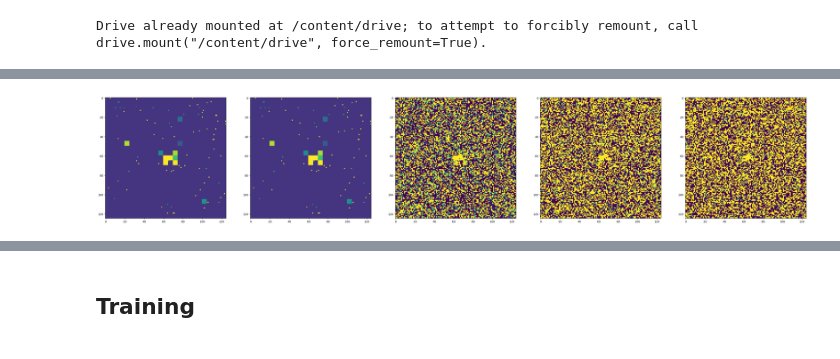
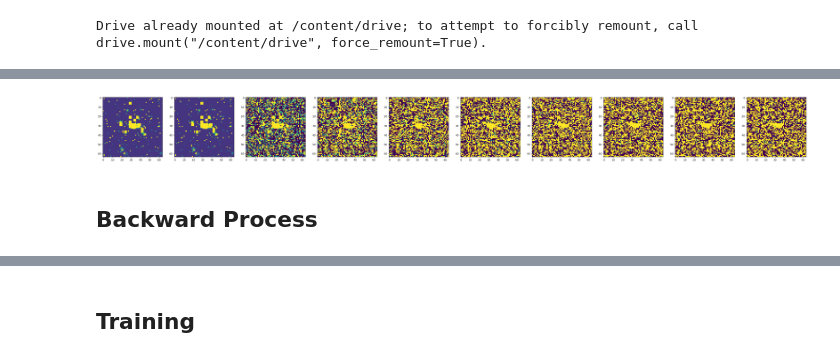
Before and after one commit to Akshit17/Diffusion-model-for-Quark-Gluon-Jet-images, a Jupyter notebook: Diffusion_reconstruction_(Specific_Task_2).ipynb, the cells around one changed output, grey strips where cells are left out. Cells and saved outputs as stored; diff of their text form; code cells hidden in the pictures.

```diff
--- a/Diffusion_reconstruction_(Specific_Task_2).ipynb
+++ b/Diffusion_reconstruction_(Specific_Task_2).ipynb
@@ -26,7 +33,7 @@ data_path = "/content/drive/MyDrive/quark-gluon_data-set_n139306.hdf5"  # Replac
 
 with h5py.File(data_path, 'r') as f:
     print(f"Keys: {list(f.keys())}")
-    X_jets = f['X_jets'][0:500]                   #To work with only a subset of all images due to computational limit
+    X_jets = f['X_jets'][0:6400]                   #To work with only a subset of all images due to computational limit
     print(f"X_jets shape: {X_jets.shape}")         # Consists of image data
     # m0 = f["m0"]
     # pt = f["pt"]
@@ -42,10 +48,0 @@ X_jets shape: (500, 125, 125, 3)
-# %%
-def show_tensor_image(image):
-    reverse_transforms = transforms.Compose([
-        transforms.ToPILImage(),
-    ])
-
-    # Take first image of batch
-    if len(image.shape) == 4:
-        image = image[0, :, :, :]
-    plt.imshow(reverse_transforms(image.squeeze()))
@@ -161,27 +157,19 @@ WARNING:matplotlib.image:Clipping input data to the valid range for imshow with
 # %%
-# def linear_beta_schedule(timesteps, start=0.0001, end=0.02):
-def linear_beta_schedule(timesteps, start=0.00000001, end=0.000002):
+def linear_beta_schedule(timesteps, start=0.00000001, end=0.000002):   #start and end need to be carefully chosen
     return torch.linspace(start, end, timesteps)
 
-def get_index_from_list(vals, t, x_shape):
-    """
-    Returns a specific index t of a passed list of values vals
-    while considering the batch dimension.
-    """
+def get_index_from_list(vals, t, x_shape):    # Returns a specific index t of a passed list of values vals while considering the batch dimension.
     batch_size = t.shape[0]
     out = vals.gather(-1, t.cpu())
     return out.reshape(batch_size, *((1,) * (len(x_shape) - 1))).to(t.device)
 
-def forward_diffusion_sample(x_0, t, device="cpu"):
-    """
-    Takes an image and a timestep as input and
-    returns the noisy version of it
-    """
+def forward_diffusion_sample(x_0, t, device="cpu"):   #Take image and timestep and returns noisy version of the image
     noise = torch.randn_like(x_0)
     sqrt_alphas_cumprod_t = get_index_from_list(sqrt_alphas_cumprod, t, x_0.shape)
     sqrt_one_minus_alphas_cumprod_t = get_index_from_list(
         sqrt_one_minus_alphas_cumprod, t, x_0.shape
     )
+
     # mean + variance
     return sqrt_alphas_cumprod_t.to(device) * x_0.to(device) \
     + sqrt_one_minus_alphas_cumprod_t.to(device) * noise.to(device), noise.to(device)
@@ -404,7 +238,7 @@ def show_tensor_image(image):
 # %%
 plt.figure(figsize=(55,55))
 plt.axis('off')
-num_images = 5
+num_images = 10
 stepsize = int(T/num_images)
 
 # Simulate forward diffusion
@@ -429 +268,3 @@ WARNING:matplotlib.image:Clipping input data to the valid range for imshow with
-[figure, old version]
+[figure, new version]
+# %% [markdown]
+## Backward Process
```
Also changed, not shown: parts of 38 cells of this notebook, 1 other file.
